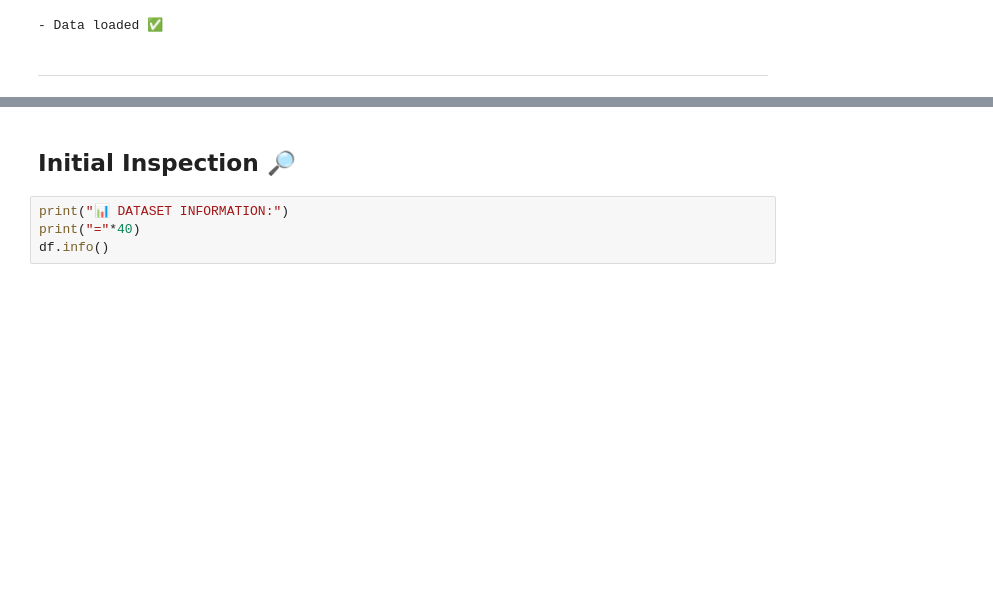
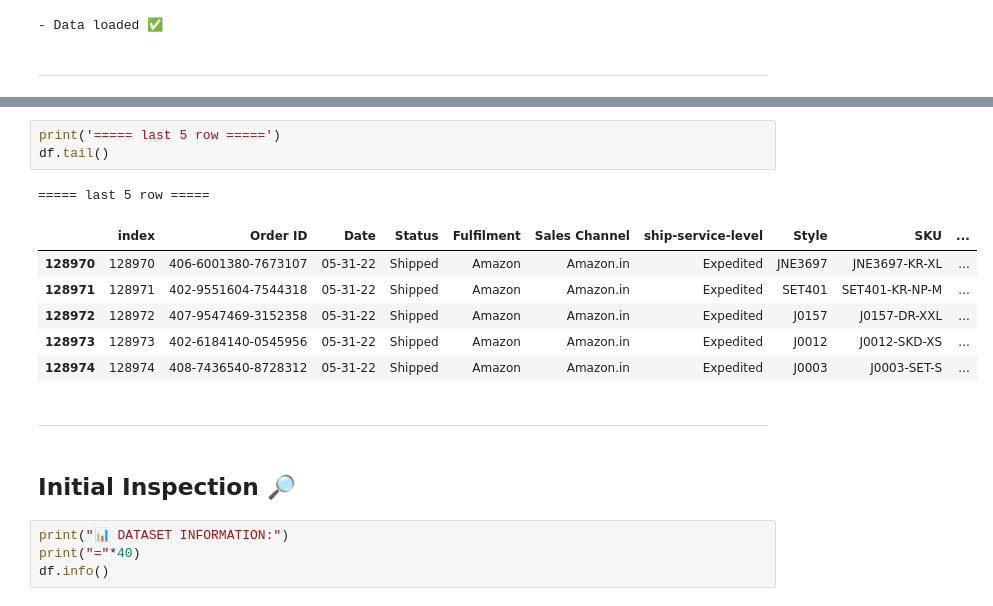
Before and after one commit to mohammadaminheidary/amazon-sales-analysis, a Jupyter notebook: main.ipynb, the cells around one changed output, grey strips where cells are left out. Saved outputs shown, nothing was run; the diff lists cells and outputs as text; blank space fills up the shorter version.

```diff
--- a/main.ipynb
+++ b/main.ipynb
@@ -31,3 +48,16 @@ except:
+# %%
+print('===== last 5 row =====')
+df.tail()
+# %% [output]
+===== last 5 row =====
+|  | index | Order ID | Date | Status | Fulfilment | Sales Channel | ship-service-level | Style | SKU | ... |
+| 128970 | 128970 | 406-6001380-7673107 | 05-31-22 | Shipped | Amazon | Amazon.in | Expedited | JNE3697 | JNE3697-KR-XL | ... |
+| 128971 | 128971 | 402-9551604-7544318 | 05-31-22 | Shipped | Amazon | Amazon.in | Expedited | SET401 | SET401-KR-NP-M | ... |
+| 128972 | 128972 | 407-9547469-3152358 | 05-31-22 | Shipped | Amazon | Amazon.in | Expedited | J0157 | J0157-DR-XXL | ... |
+| 128973 | 128973 | 402-6184140-0545956 | 05-31-22 | Shipped | Amazon | Amazon.in | Expedited | J0012 | J0012-SKD-XS | ... |
+| 128974 | 128974 | 408-7436540-8728312 | 05-31-22 | Shipped | Amazon | Amazon.in | Expedited | J0003 | J0003-SET-S | ... |
+# %% [markdown]
+---
 # %% [markdown]
 ## Initial Inspection 🔎
 # %%
```
Also changed, not shown: parts of 2 cells of this notebook.
